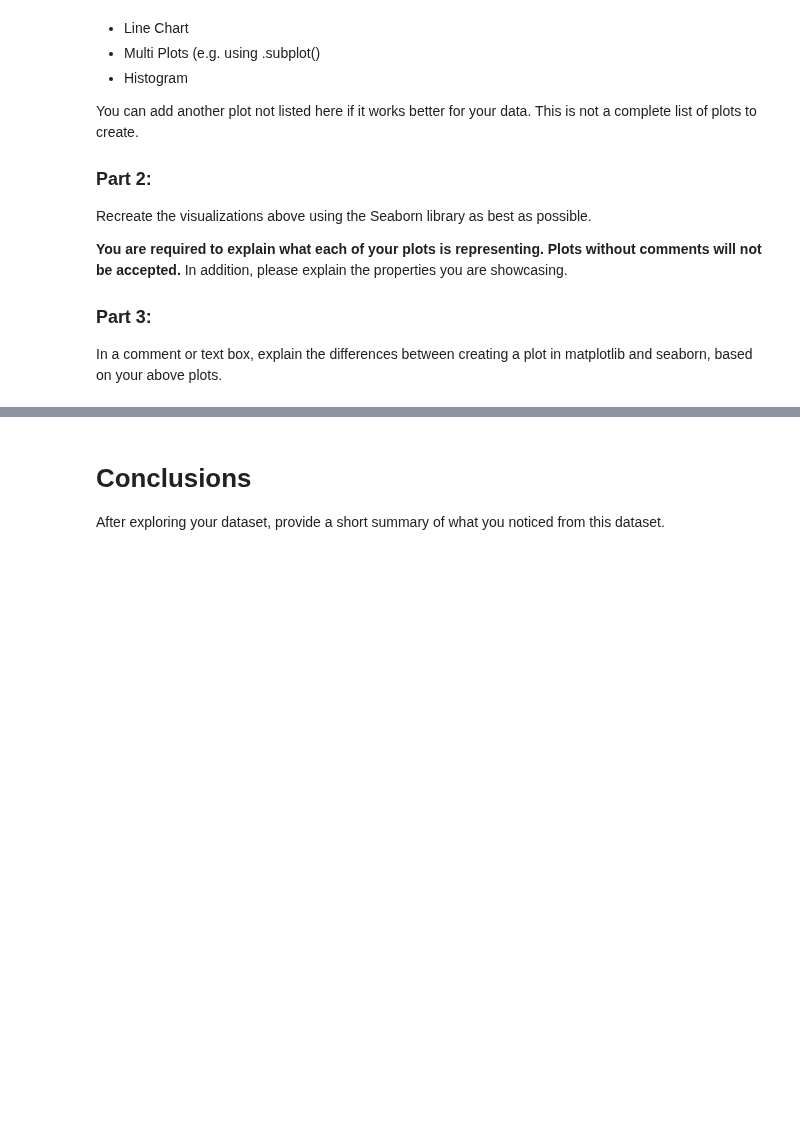
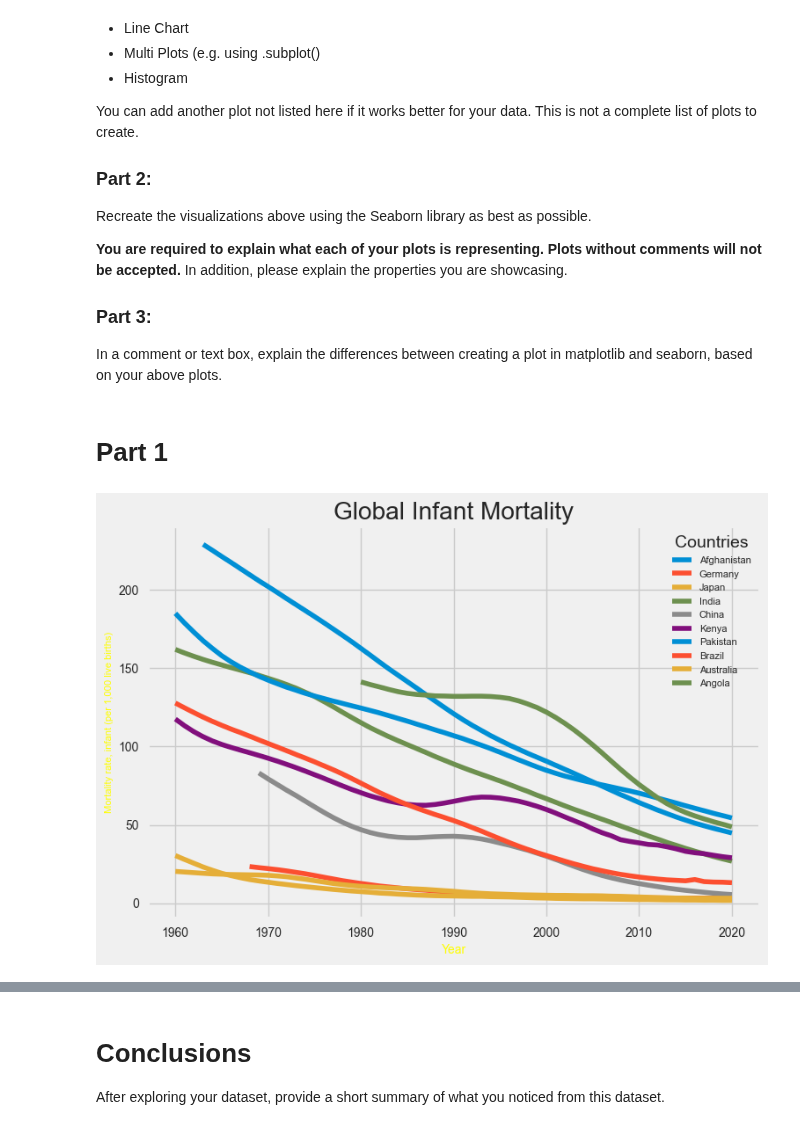
Before and after one commit to himalayahall/DATA602, a Jupyter notebook: 08_assignment.ipynb, the cells around one changed output, grey strips where cells are left out. Saved outputs shown, nothing was run; the diff lists cells and outputs as text; code cells hidden in the pictures; blank space fills up the shorter version.

```diff
--- a/08_assignment.ipynb
+++ b/08_assignment.ipynb
@@ -95,0 +195,2 @@ In a comment or text box, explain the differences between creating a plot in mat
+# %% [markdown]
+# Part 1
@@ -95,0 +199,45 @@ In a comment or text box, explain the differences between creating a plot in mat
+# %%
+def draw_lineplots(countries : str):
+    '''
+        Display lineplot for selected countries
+    '''
+    for country in countries:
+        clc = country.lower().capitalize()
+        df = create_country_df(clc)
+        plt.plot(df.index, df['Mortality'], label=clc)
+
+    plt.title('Global Infant Mortality')
+    plt.style.use('fivethirtyeight')
+
+    # Label color, font size
+    plt.xlabel('Year', color = 'Yellow', fontsize=10)
+    plt.ylabel('Mortality rate, infant (per 1,000 live births)', color='Yellow', fontsize=8)
+
+    # Legend position, title, and font size
+    plt.legend(loc='upper right', title='Countries', fontsize=8)
+    plt.show()
+
+def draw_boxplots(countries : str):
+    '''
+       Display boxplots for selected countries
+   '''
+    dict = {}
+    for country in countries:
+        clc = country.lower().capitalize()
+        df = create_country_df(clc)
+        dict[clc] = df['Mortality']
+
+    merged = pd.DataFrame(dict)
+
+    merged[dict.keys()].boxplot(grid=True)
+
+    plt.title('Global Infant Mortality')
+    plt.xlabel('Country', color = 'Yellow', fontsize=10)
+    plt.ylabel('Mortality rate, infant (per 1,000 live births)', color = 'Yellow', fontsize=10)
+    plt.show()
+# %%
+countries_of_interest = ['afghanistan', 'germany', 'japan', 'india', 'china', 'kenya', 'pakistan', 'brazil', 'australia', 'angola']
+# %%
+draw_lineplots(countries_of_interest)
+# %% [output]
+[figure, added]
```
Also changed, not shown: parts of 17 cells of this notebook.
